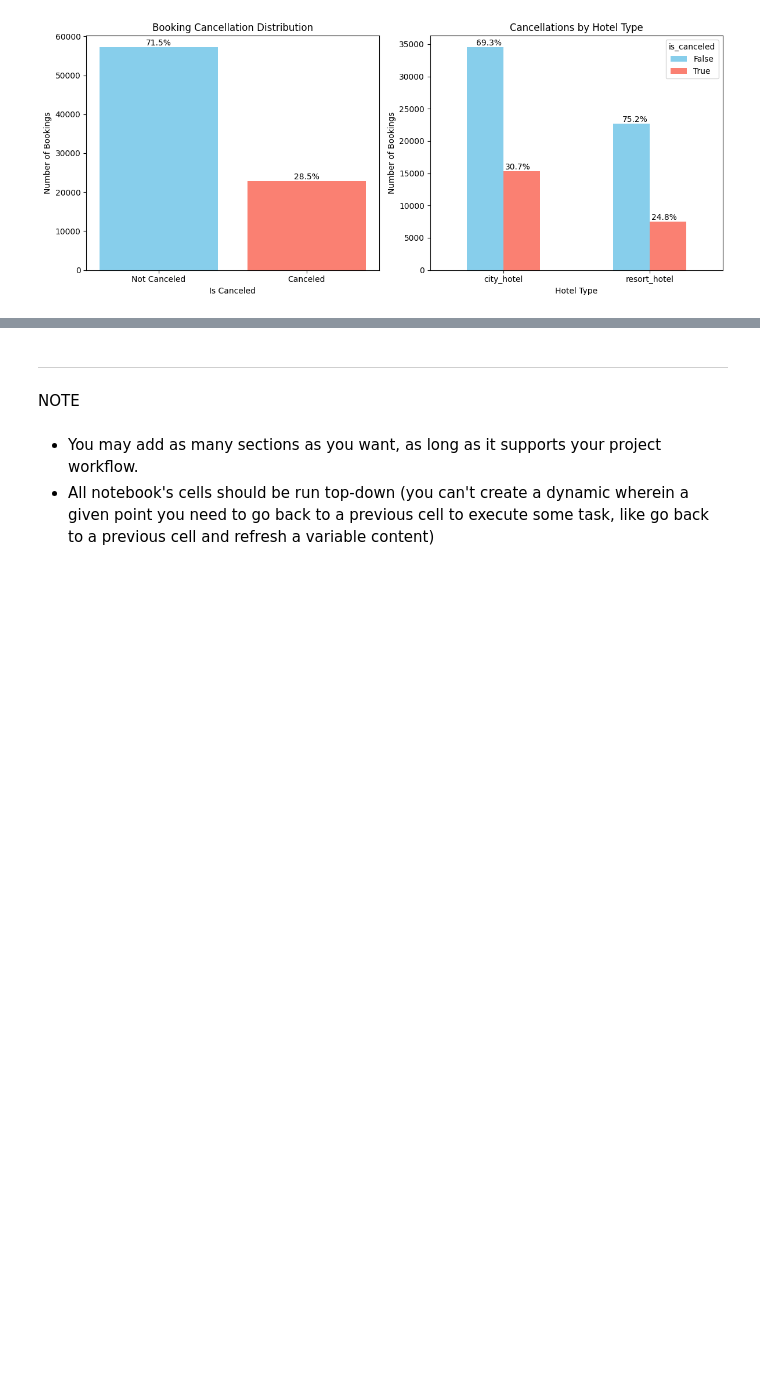
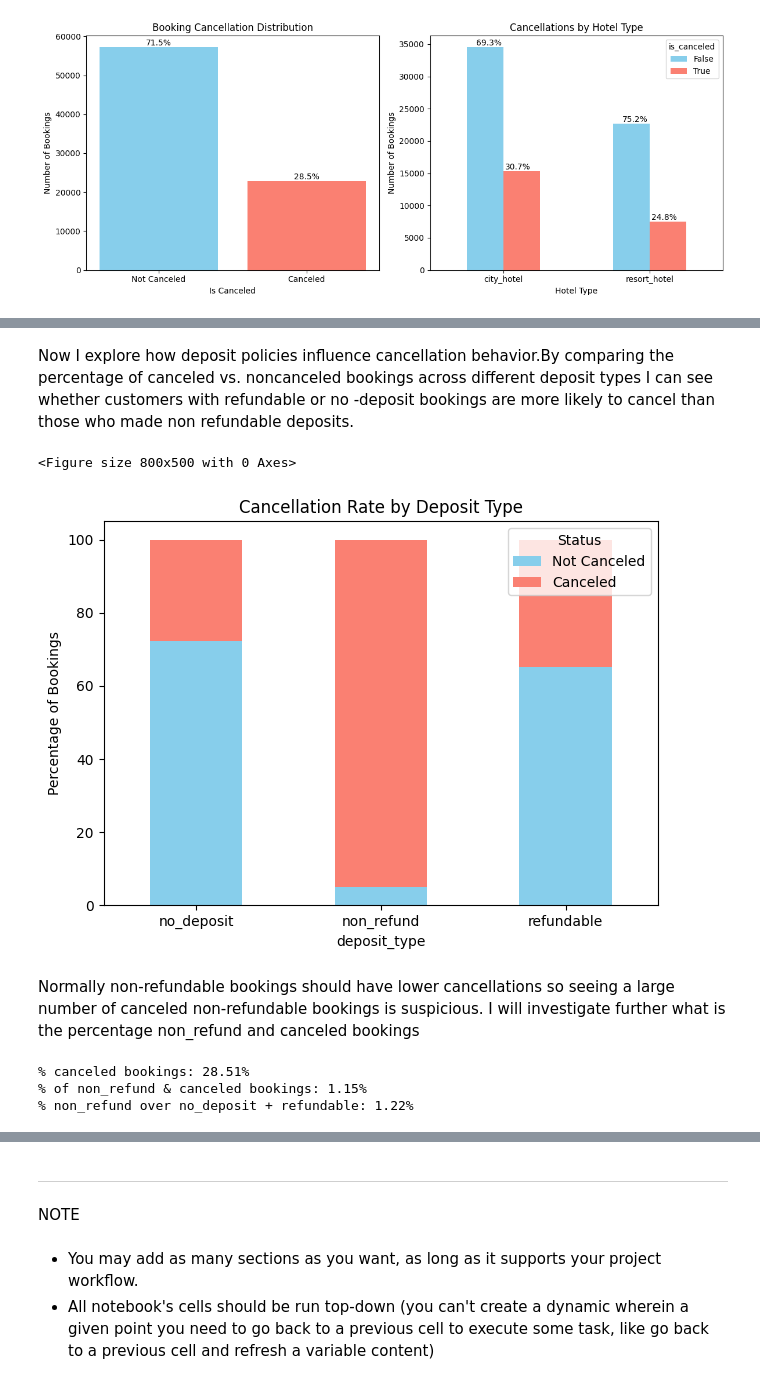
Before and after one commit to desi0302/CancelScope-Hotel-Booking-Analysis, a Jupyter notebook: jupyter_notebooks/eda.ipynb, the cells around one changed output, grey strips where cells are left out. Cells and saved outputs as stored; diff of their text form; code cells hidden in the pictures; blank space fills up the shorter version.

```diff
--- a/jupyter_notebooks/eda.ipynb
+++ b/jupyter_notebooks/eda.ipynb
@@ -175,0 +275,39 @@ There is a clear difference by hotel type — city hotels have a higher cancella
+# %% [markdown]
+Now I explore how deposit policies influence cancellation behavior.By comparing the percentage of canceled vs. noncanceled bookings across different deposit types I can see whether customers with refundable or no -deposit bookings are more likely to cancel than those who made non refundable deposits.
+# %%
+# Plot deposit type vs cancellation rate
+plt.figure(figsize=(8, 5))
+deposit_cancel = df.groupby(['deposit_type', 'is_canceled']).size().unstack(fill_value=0)
+deposit_cancel_pct = deposit_cancel.div(deposit_cancel.sum(axis=1), axis=0) * 100
+
+deposit_cancel_pct.plot(kind='bar', stacked=True, color=['skyblue', 'salmon'])
+plt.ylabel('Percentage of Bookings')
+plt.title('Cancellation Rate by Deposit Type')
+plt.legend(['Not Canceled', 'Canceled'], title='Status')
+plt.xticks(rotation=0)
+plt.tight_layout()
+plt.show()
+# %% [output]
+<Figure size 800x500 with 0 Axes>
+[figure, added]
+# %% [markdown]
+Normally non-refundable bookings should have lower cancellations so seeing a large number of canceled non-refundable bookings is suspicious. I will investigate further what is the percentage non_refund and canceled bookings
+# %%
+# Percentage of bookings where is_canceled == True
+canceled_pct = (df['is_canceled'].sum() / len(df)) * 100
+print(f"% canceled bookings: {canceled_pct:.2f}%")
+
+# Percentage of bookings where deposit_type == 'non_refund' and is_canceled == True
+non_refund_canceled = df[(df['deposit_type'] == 'non_refund') & (df['is_canceled'] == True)]
+non_refund_canceled_pct = (len(non_refund_canceled) / len(df)) * 100
+print(f"% of non_refund & canceled bookings: {non_refund_canceled_pct:.2f}%")
+
+# Percentage of non_refund bookings over (no_deposit + refundable) bookings
+non_refund_count = len(df[df['deposit_type'] == 'non_refund'])
+no_deposit_refundable_count = len(df[df['deposit_type'].isin(['no_deposit', 'refundable'])])
+pct_non_refund_over_no_deposit_refundable = (non_refund_count / no_deposit_refundable_count) * 100
+print(f"% non_refund over no_deposit + refundable: {pct_non_refund_over_no_deposit_refundable:.2f}%")
+# %% [output]
+% canceled bookings: 28.51%
+% of non_refund & canceled bookings: 1.15%
+% non_refund over no_deposit + refundable: 1.22%
```
Also changed, not shown: parts of 40 cells of this notebook, 2 other files.
